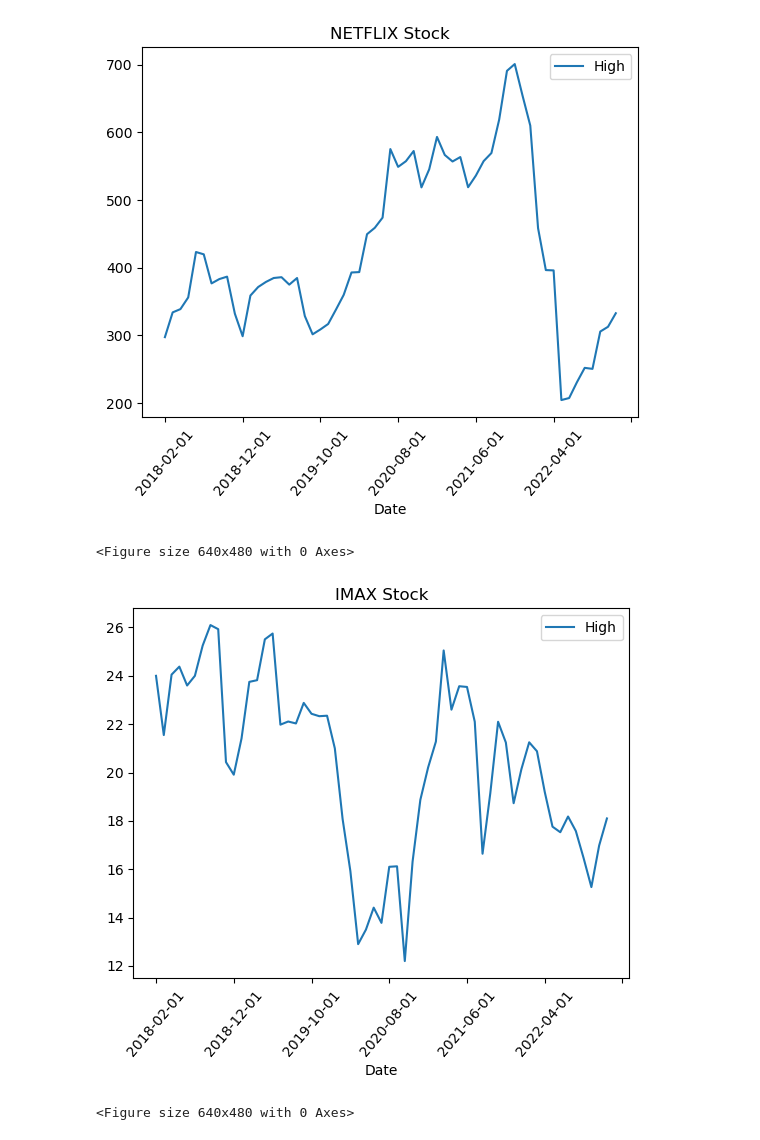
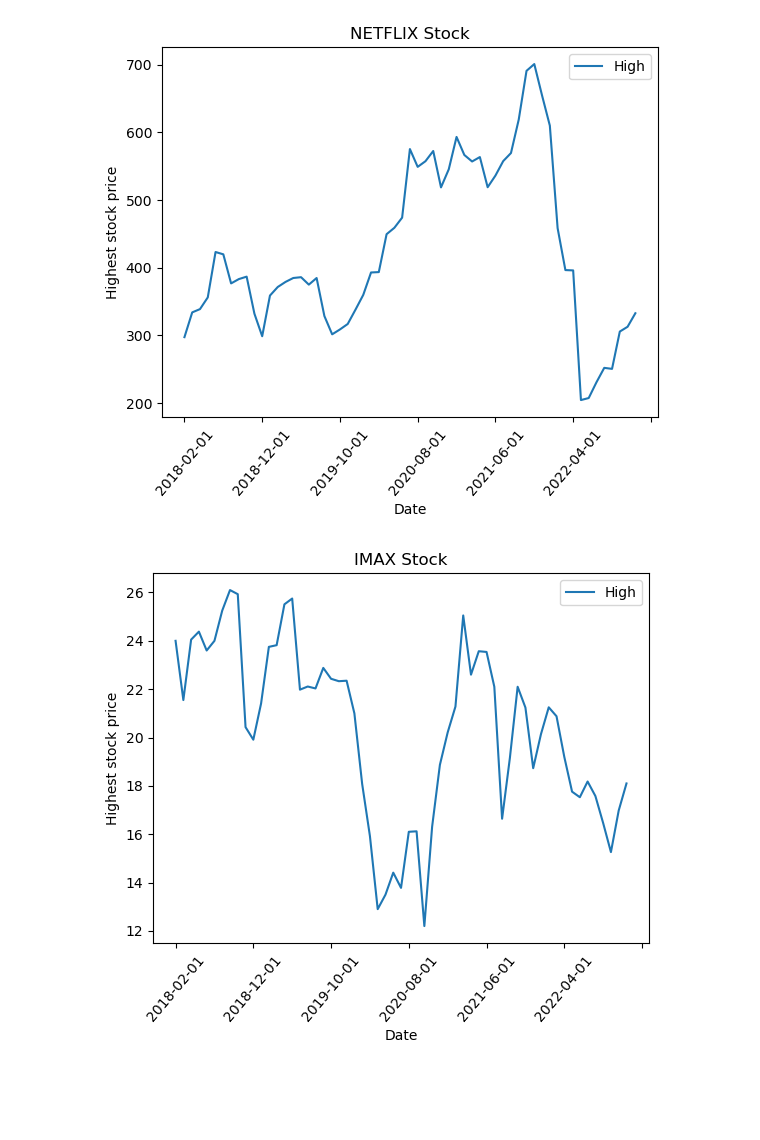
Before and after one commit to Mindy-data/Group.Project.1, a Jupyter notebook: stock_plots.ipynb, the cells around one changed output. Saved outputs shown, nothing was run; the diff lists cells and outputs as text; code cells hidden in the pictures; blank space fills up the shorter version.

Commit message:
Added the covid files and chart. Updated the stock charts with labels

```diff
--- a/stock_plots.ipynb
+++ b/stock_plots.ipynb
@@ -25,17 +24,17 @@ plt.savefig('Stock_files/AMC_plot')
 nflx_stock.plot('Date','High')
 plt.xticks(rotation = 50)
 plt.title('NETFLIX Stock')
+plt.ylabel('Highest stock price')
+plt.savefig('Stock_files/nflx_plot')
 plt.show()
-plt.savefig('Stock_files/nflx_plot')
 # %% [output]
-[figure, old version]
+[figure, new version]
-<Figure size 640x480 with 0 Axes>
 # %%
 imax_stock.plot('Date','High')
 plt.xticks(rotation = 50)
 plt.title('IMAX Stock')
+plt.ylabel('Highest stock price')
+plt.savefig('Stock_files/imax_plot')
 plt.show()
-plt.savefig('Stock_files/imax_plot')
 # %% [output]
-[figure, old version]
+[figure, new version]
-<Figure size 640x480 with 0 Axes>
```
Also changed, not shown: parts of 1 cell of this notebook, 9 other files.
